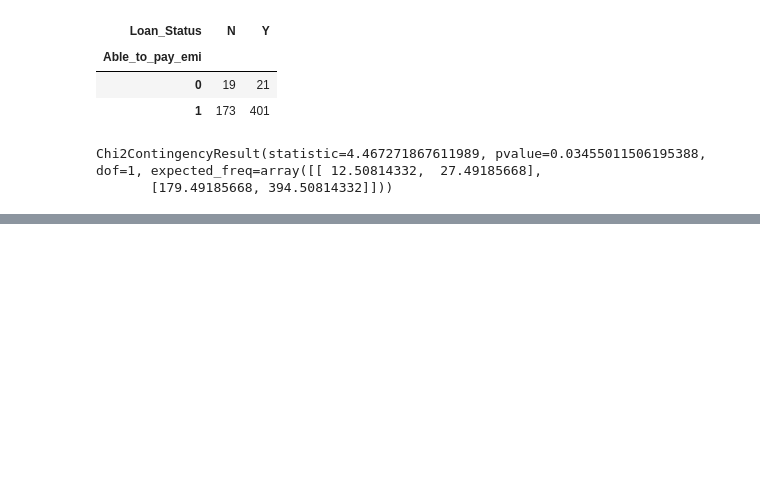
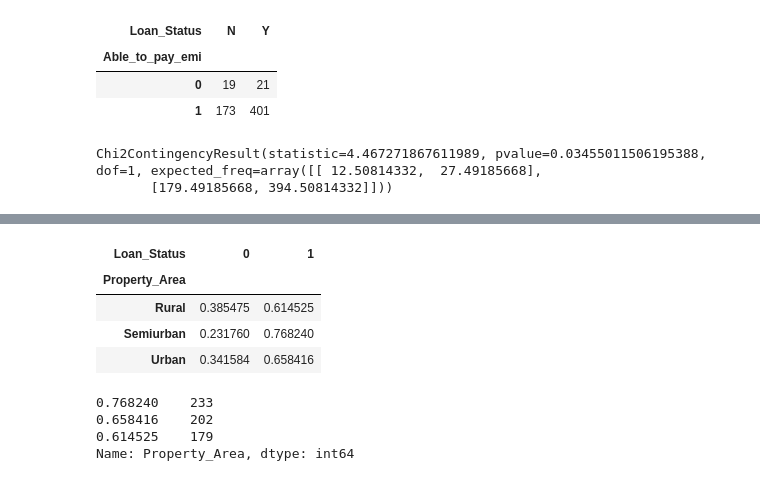
Before and after one commit to Mounikamuniganti/DAV_Fundamentals, a Jupyter notebook: feb23_feature_engineering_1.ipynb, the cells around one changed output, grey strips where cells are left out. Cells and saved outputs as stored; diff of their text form; code cells hidden in the pictures; blank space fills up the shorter version.

```diff
--- a/feb23_feature_engineering_1.ipynb
+++ b/feb23_feature_engineering_1.ipynb
@@ -340,0 +738,8 @@ Conclusion: able_to_pay_emi and LoanStatus are dependent
+# %%
+pd.crosstab(data["Property_Area"], data["Loan_Status"],normalize="index")
+# %% [output]
+| Loan_Status | 0 | 1 |
+| Property_Area |  |  |
+| Rural | 0.385475 | 0.614525 |
+| Semiurban | 0.231760 | 0.768240 |
+| Urban | 0.341584 | 0.658416 |
@@ -340,0 +748,10 @@ Conclusion: able_to_pay_emi and LoanStatus are dependent
+# %%
+col="Property_Area"
+te=TargetEncoder()
+data[col]=te.fit_transform(data[col],data["Loan_Status"])
+data[col].value_counts()
+# %% [output]
+0.768240    233
+0.658416    202
+0.614525    179
+Name: Property_Area, dtype: int64
```
Also changed, not shown: parts of 62 cells of this notebook.
